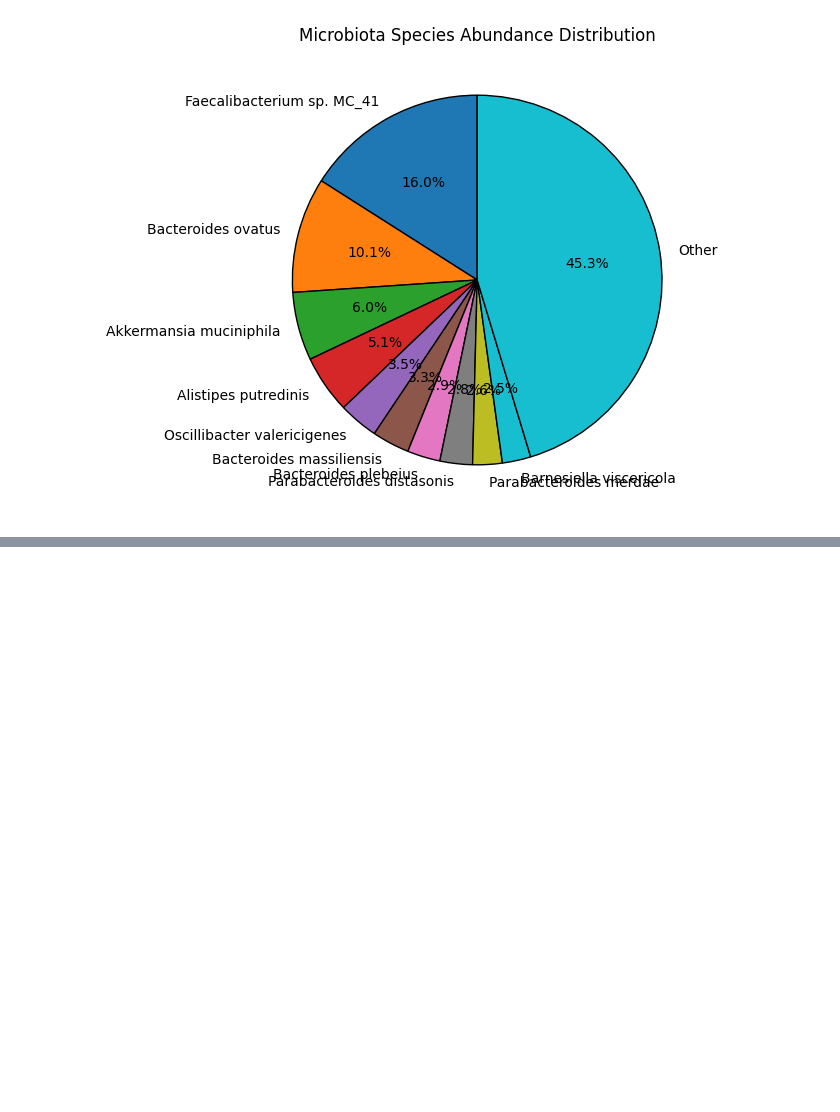
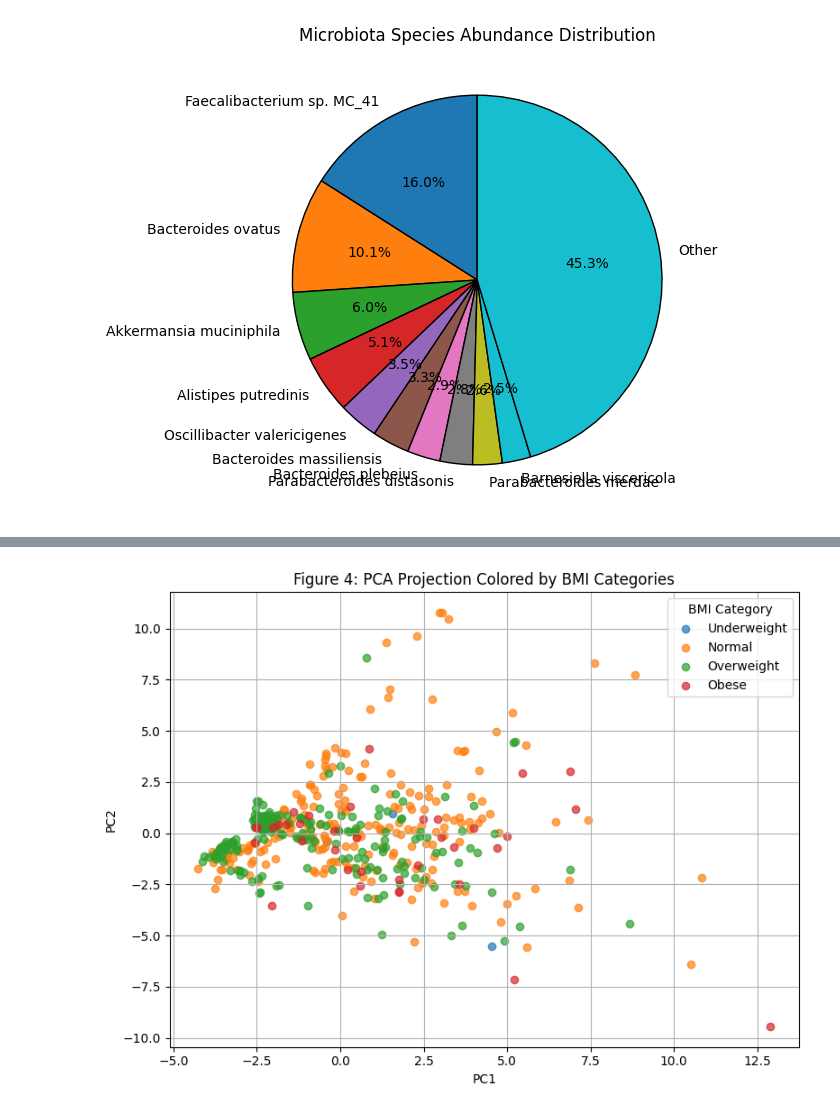
Before and after one commit to capybbarra/MLinCB-Assignment-1, a Jupyter notebook: notebooks/data_exploration.ipynb, the cells around one changed output, grey strips where cells are left out. Cells and saved outputs as stored; diff of their text form; code cells hidden in the pictures; blank space fills up the shorter version.

```diff
--- a/notebooks/data_exploration.ipynb
+++ b/notebooks/data_exploration.ipynb
@@ -146,0 +209,45 @@ ValueError: pie plot doesn't allow negative values
+# %%
+import pandas as pd
+import matplotlib.pyplot as plt
+from sklearn.decomposition import PCA
+from sklearn.preprocessing import StandardScaler
+
+# Categorize BMI
+def categorize_bmi(bmi):
+    if bmi < 18.5:
+        return 'Underweight'
+    elif bmi < 25:
+        return 'Normal'
+    elif bmi < 30:
+        return 'Overweight'
+    else:
+        return 'Obese'
+
+# Apply to the dataset
+bmi_categories = y_dev.apply(categorize_bmi)
+
+# PCA as before
+scaler = StandardScaler()
+X_scaled = scaler.fit_transform(X_dev)
+pca = PCA(n_components=2)
+X_pca = pca.fit_transform(X_scaled)
+
+# Create a DataFrame for plotting
+pca_df = pd.DataFrame(X_pca, columns=['PC1', 'PC2'])
+pca_df['BMI Category'] = bmi_categories
+
+# Plot
+plt.figure(figsize=(8,6))
+for category in ['Underweight', 'Normal', 'Overweight', 'Obese']:
+    subset = pca_df[pca_df['BMI Category'] == category]
+    plt.scatter(subset['PC1'], subset['PC2'], label=category, alpha=0.7)
+
+plt.title("Figure 4: PCA Projection Colored by BMI Categories")
+plt.xlabel("PC1")
+plt.ylabel("PC2")
+plt.legend(title="BMI Category")
+plt.grid(True)
+plt.tight_layout()
+plt.show()
+# %% [output]
+[figure, added]
```
Also changed, not shown: parts of 9 cells of this notebook, 20 other files.
